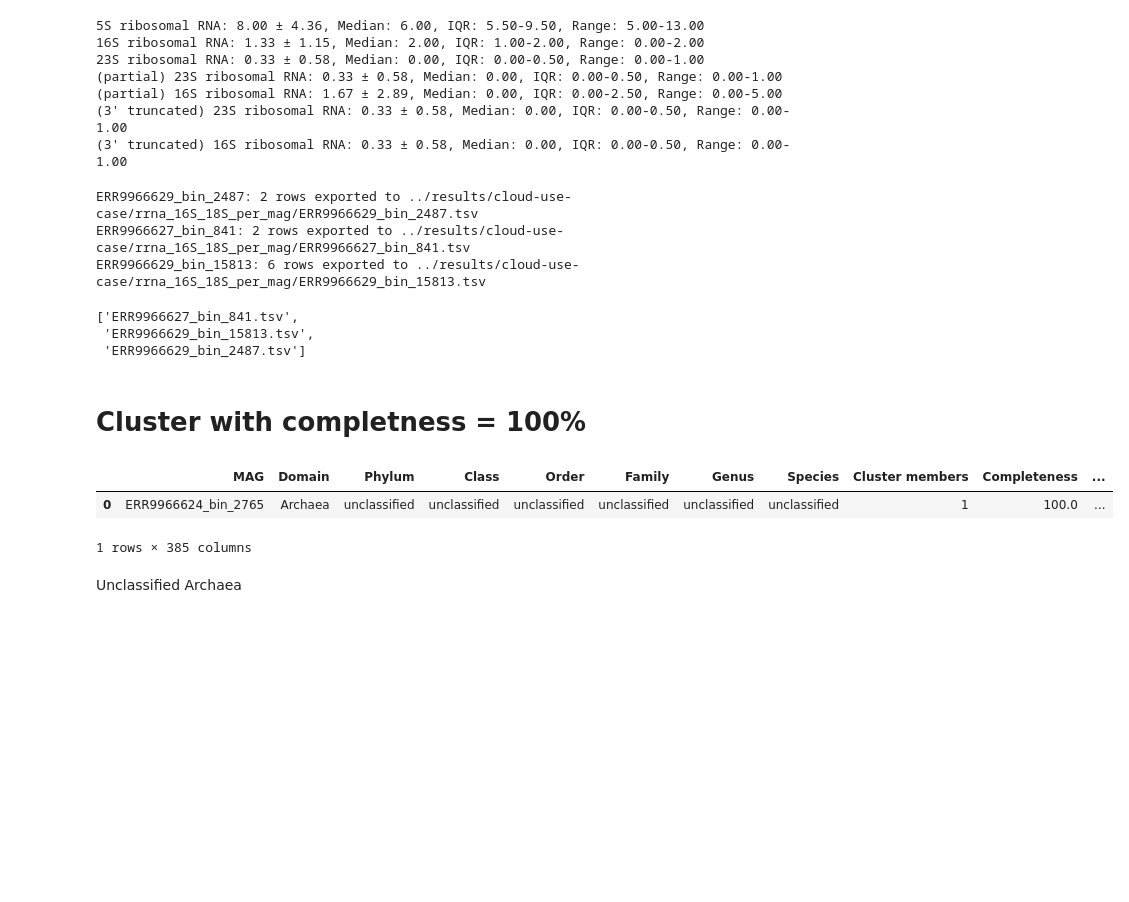
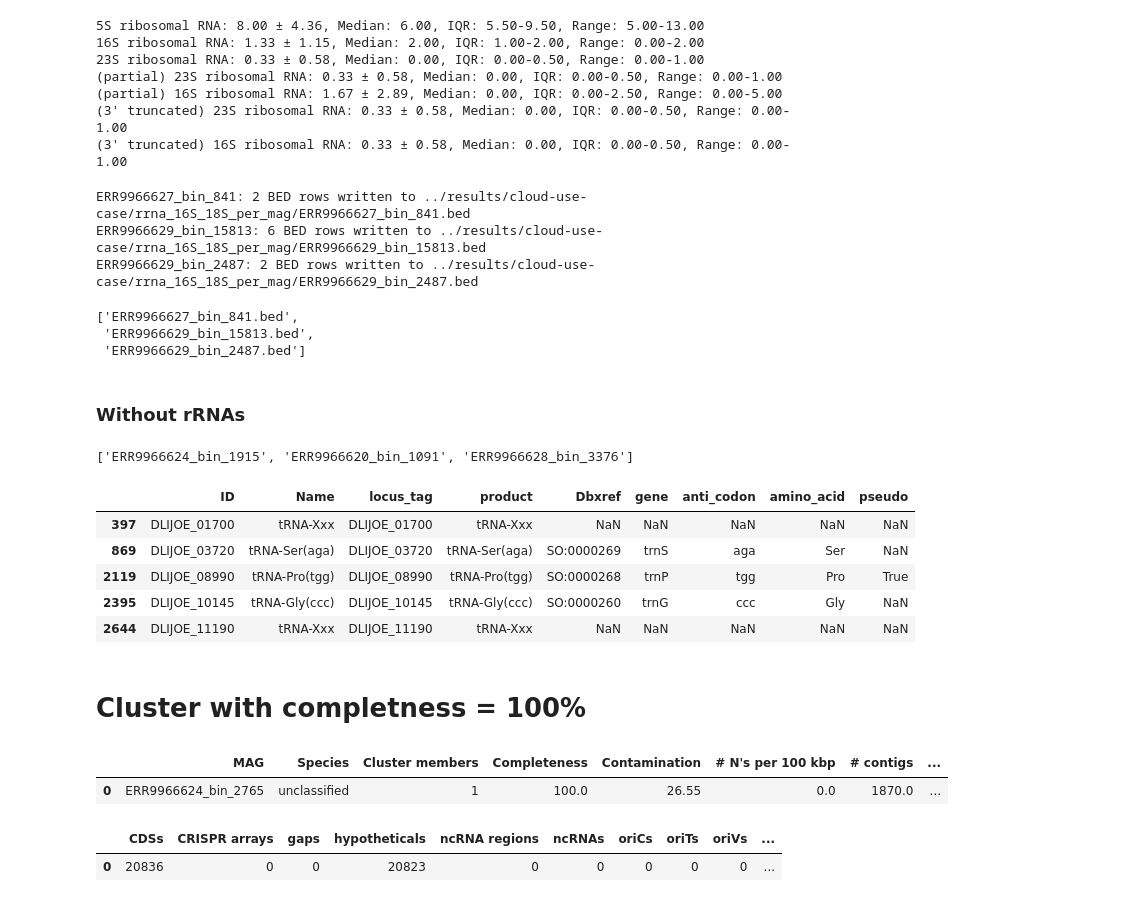
Before and after one commit to usegalaxy-eu/FAIRyMAGs, a Jupyter notebook: bin/use-case-aeromicrobiome-exploration.ipynb, the cells around one changed output. Cells and saved outputs as stored; diff of their text form; code cells hidden in the pictures; blank space fills up the shorter version.

Commit message:
Continue exploration of results

```diff
--- a/bin/use-case-aeromicrobiome-exploration.ipynb
+++ b/bin/use-case-aeromicrobiome-exploration.ipynb
@@ -588,36 +890,68 @@ print_stats(rRNAs_product_df.describe())
 (3' truncated) 23S ribosomal RNA: 0.33 ± 0.58, Median: 0.00, IQR: 0.00-0.50, Range: 0.00-1.00
 (3' truncated) 16S ribosomal RNA: 0.33 ± 0.58, Median: 0.00, IQR: 0.00-0.50, Range: 0.00-1.00
 # %%
-export_dp = result_dp / "rrna_16S_18S_per_mag"
-export_dp.mkdir(parents=True, exist_ok=True)
+bed_dp = result_dp / "rrna_16S_18S_per_mag"
+bed_dp.mkdir(parents=True, exist_ok=True)
 
-for mag, rrna_df in rRNAs_dfs.items():
+for mag, rrna_df in rRNAs_dfs.groupby("MAG"):
     if "product" not in rrna_df.columns:
         continue
 
     mask = rrna_df["product"].fillna("").str.contains(r"(?:16S|18S)", case=False, regex=True)
     export_df = rrna_df.loc[mask, ["seqid", "start", "end", "strand"]].copy()
 
-    export_fp = export_dp / f"{mag}.tsv"
-    export_df.to_csv(export_fp, sep="\t", index=False)
-    print(f"{mag}: {export_df.shape[0]} rows exported to {export_fp}")
+    bed_df = pd.DataFrame(
+        {
+            "chrom": export_df["seqid"],
+            # BED uses 0-based starts and half-open intervals.
+            "chromStart": pd.to_numeric(export_df["start"], errors="coerce").fillna(1).astype(int).sub(1).clip(lower=0),
+            "chromEnd": pd.to_numeric(export_df["end"], errors="coerce").fillna(0).astype(int),
+            "name": [f"{mag}_rRNA_{i + 1}" for i in range(export_df.shape[0])],
+            "score": 0,
+            "strand": export_df["strand"].fillna("."),
+        }
+    )
 
-sorted([p.name for p in export_dp.glob("*.tsv")])
+    bed_fp = bed_dp / f"{mag}.bed"
+    bed_df.to_csv(bed_fp, sep="\t", index=False, header=False)
+    print(f"{mag}: {bed_df.shape[0]} BED rows written to {bed_fp}")
+
+sorted([p.name for p in bed_dp.glob("*.bed")])
 # %% [output]
-ERR9966629_bin_2487: 2 rows exported to ../results/cloud-use-case/rrna_16S_18S_per_mag/ERR9966629_bin_2487.tsv
-ERR9966627_bin_841: 2 rows exported to ../results/cloud-use-case/rrna_16S_18S_per_mag/ERR9966627_bin_841.tsv
-ERR9966629_bin_15813: 6 rows exported to ../results/cloud-use-case/rrna_16S_18S_per_mag/ERR9966629_bin_15813.tsv
+ERR9966627_bin_841: 2 BED rows written to ../results/cloud-use-case/rrna_16S_18S_per_mag/ERR9966627_bin_841.bed
+ERR9966629_bin_15813: 6 BED rows written to ../results/cloud-use-case/rrna_16S_18S_per_mag/ERR9966629_bin_15813.bed
+ERR9966629_bin_2487: 2 BED rows written to ../results/cloud-use-case/rrna_16S_18S_per_mag/ERR9966629_bin_2487.bed
-['ERR9966627_bin_841.tsv',
- 'ERR9966629_bin_15813.tsv',
- 'ERR9966629_bin_2487.tsv']
+['ERR9966627_bin_841.bed',
+ 'ERR9966629_bin_15813.bed',
+ 'ERR9966629_bin_2487.bed']
+# %% [markdown]
+### Without rRNAs
+# %%
+mags_without_rRNAs = unclassified_mq_bakta_annot.query("rRNAs == 0").index.to_list()
+mags_without_rRNAs
+# %% [output]
+['ERR9966624_bin_1915', 'ERR9966620_bin_1091', 'ERR9966628_bin_3376']
+# %%
+ERR9966628_bin_3376_tRNA_df = read_bakta_gff_file("ERR9966628_bin_3376", data_dp_2).query("type == 'tRNA'")
+extract_gff_attributes(ERR9966628_bin_3376_tRNA_df)
+# %% [output]
+|  | ID | Name | locus_tag | product | Dbxref | gene | anti_codon | amino_acid | pseudo |
+| 397 | DLIJOE_01700 | tRNA-Xxx | DLIJOE_01700 | tRNA-Xxx | NaN | NaN | NaN | NaN | NaN |
+| 869 | DLIJOE_03720 | tRNA-Ser(aga) | DLIJOE_03720 | tRNA-Ser(aga) | SO:0000269 | trnS | aga | Ser | NaN |
+| 2119 | DLIJOE_08990 | tRNA-Pro(tgg) | DLIJOE_08990 | tRNA-Pro(tgg) | SO:0000268 | trnP | tgg | Pro | True |
+| 2395 | DLIJOE_10145 | tRNA-Gly(ccc) | DLIJOE_10145 | tRNA-Gly(ccc) | SO:0000260 | trnG | ccc | Gly | NaN |
+| 2644 | DLIJOE_11190 | tRNA-Xxx | DLIJOE_11190 | tRNA-Xxx | NaN | NaN | NaN | NaN | NaN |
 # %% [markdown]
 # Cluster with completness = 100%
 # %%
 complete_df = reps_df.query("Completeness == 100")
-complete_df
+complete_df["Total length"] = complete_df["Total length"]/1000000
+complete_df.iloc[:, np.r_[0:1,7:24]]
 # %% [output]
-|  | MAG | Domain | Phylum | Class | Order | Family | Genus | Species | Cluster members | Completeness | ... |
-| 0 | ERR9966624_bin_2765 | Archaea | unclassified | unclassified | unclassified | unclassified | unclassified | unclassified | 1 | 100.0 | ... |
+|  | MAG | Species | Cluster members | Completeness | Contamination | # N's per 100 kbp | # contigs | ... |
+| 0 | ERR9966624_bin_2765 | unclassified | 1 | 100.0 | 26.55 | 0.0 | 1870.0 | ... |
-1 rows × 385 columns
-# %% [markdown]
-Unclassified Archaea
+# %%
+get_bakta_annot_df(complete_df)
+# %% [output]
+|  | CDSs | CRISPR arrays | gaps | hypotheticals | ncRNA regions | ncRNAs | oriCs | oriTs | oriVs | ... |
+| 0 | 20836 | 0 | 0 | 20823 | 0 | 0 | 0 | 0 | 0 | ... |
```
Also changed, not shown: parts of 30 cells of this notebook, 6 other files.
